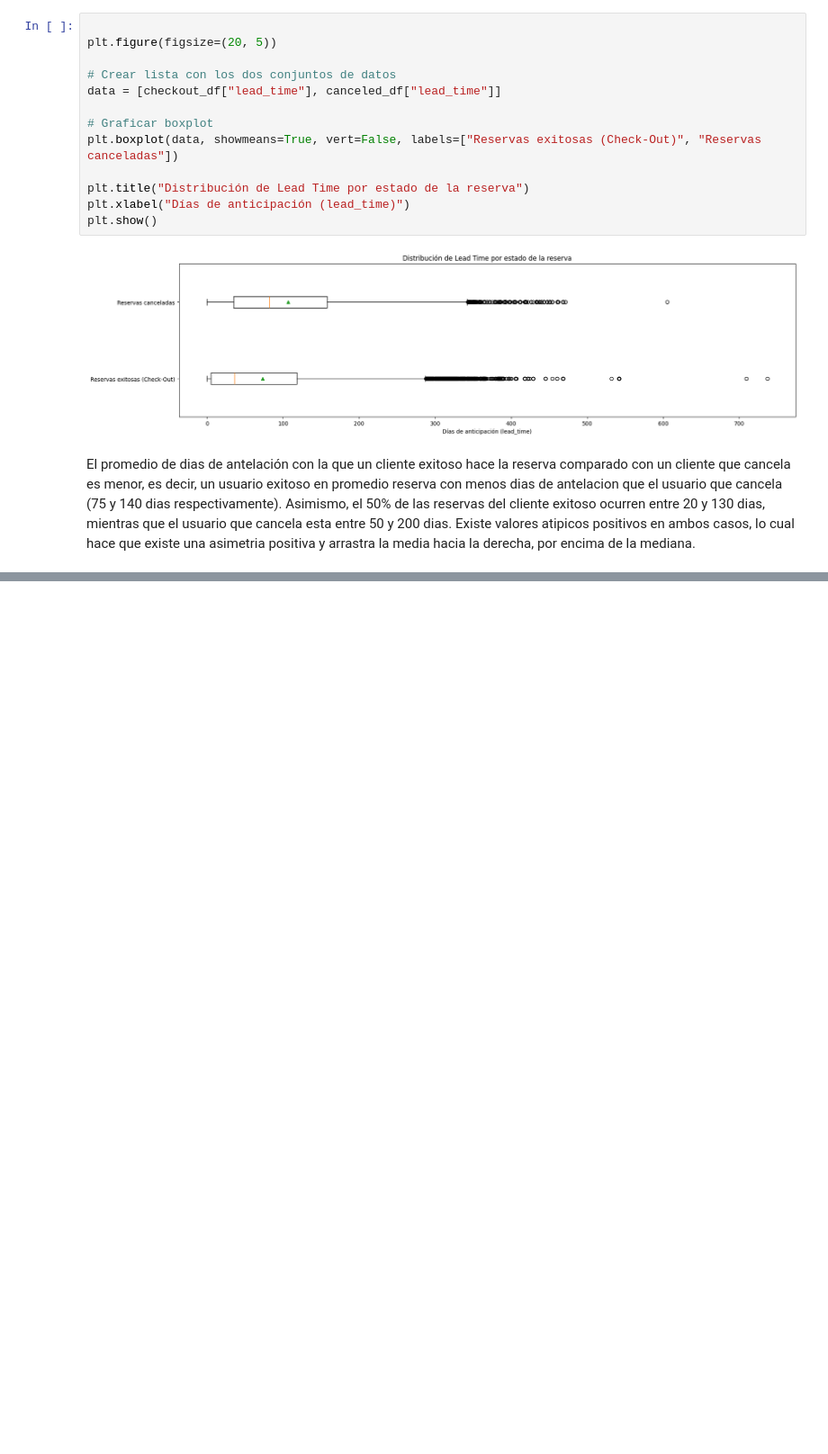
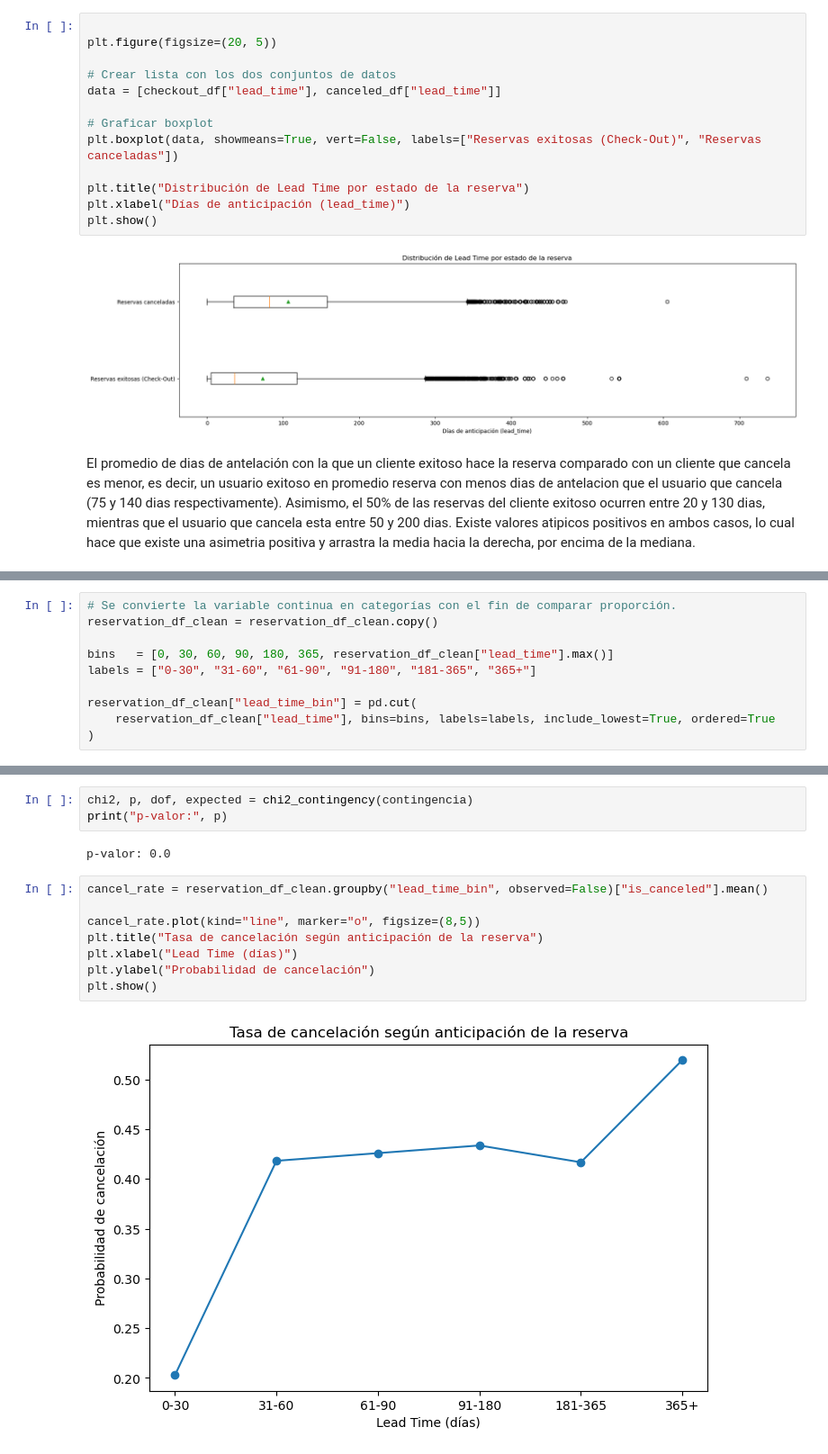
Before and after one commit to leodie1615/taller1, a Jupyter notebook: taller1_final.ipynb, the cells around one changed output, grey strips where cells are left out. Shown: that part at 90% size. Cells and saved outputs as stored; diff of their text form; blank space fills up the shorter version.

```diff
--- a/taller1_final.ipynb
+++ b/taller1_final.ipynb
@@ -574,0 +578,10 @@ El promedio de dias de antelación con la que un cliente exitoso hace la reserva
+# %%
+# Se convierte la variable continua en categorías con el fin de comparar proporción.
+reservation_df_clean = reservation_df_clean.copy()
+
+bins   = [0, 30, 60, 90, 180, 365, reservation_df_clean["lead_time"].max()]
+labels = ["0-30", "31-60", "61-90", "91-180", "181-365", "365+"]
+
+reservation_df_clean["lead_time_bin"] = pd.cut(
+    reservation_df_clean["lead_time"], bins=bins, labels=labels, include_lowest=True, ordered=True
+)
@@ -574,0 +621,15 @@ El promedio de dias de antelación con la que un cliente exitoso hace la reserva
+# %%
+chi2, p, dof, expected = chi2_contingency(contingencia)
+print("p-valor:", p)
+# %% [output]
+p-valor: 0.0
+# %%
+cancel_rate = reservation_df_clean.groupby("lead_time_bin", observed=False)["is_canceled"].mean()
+
+cancel_rate.plot(kind="line", marker="o", figsize=(8,5))
+plt.title("Tasa de cancelación según anticipación de la reserva")
+plt.xlabel("Lead Time (días)")
+plt.ylabel("Probabilidad de cancelación")
+plt.show()
+# %% [output]
+[figure, added]
```
Also changed, not shown: parts of 22 cells of this notebook, 1 other file.
